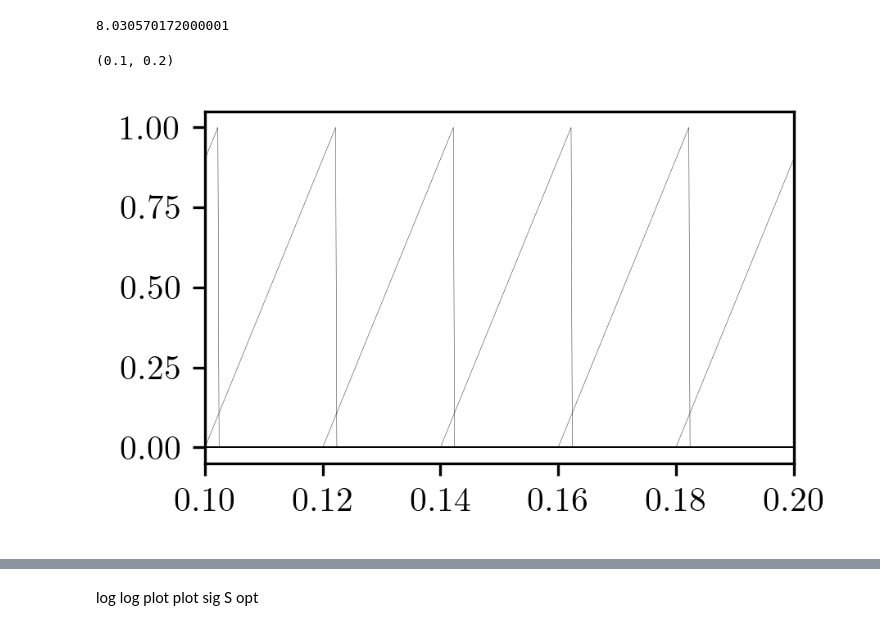
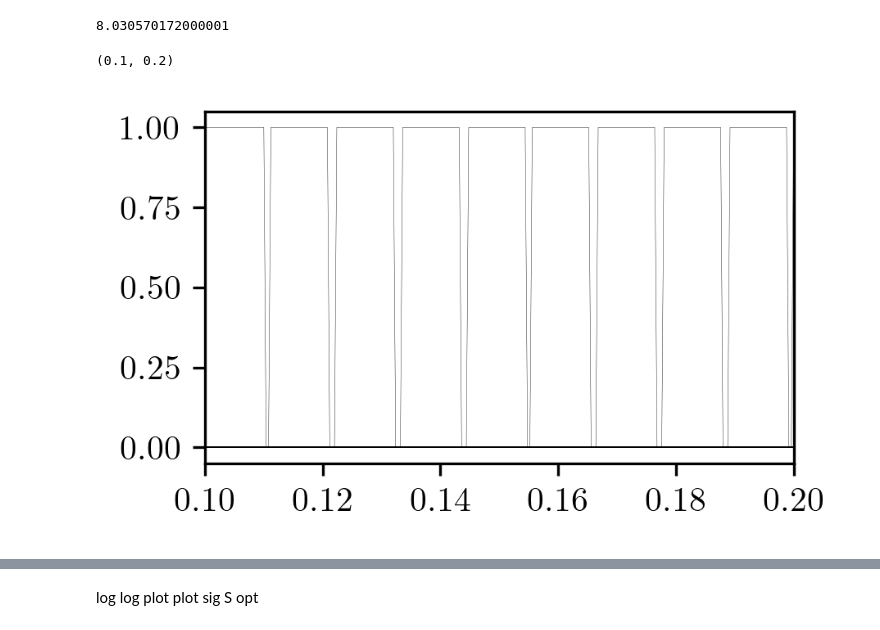
Before and after one commit to flabowski/POD-ROM-and-gaussian-convolution, a Jupyter notebook: notebooks/8_error_decay_sROM.ipynb, the cells around one changed output, grey strips where cells are left out. Saved outputs shown, nothing was run; the diff lists cells and outputs as text; code cells hidden in the pictures.

Commit message:
new figure

```diff
--- a/notebooks/8_error_decay_sROM.ipynb
+++ b/notebooks/8_error_decay_sROM.ipynb
@@ -49,8 +49,12 @@ markevery = 40
 # %%
 def small_saw_tooth(x, mu):
     return saw_tooth(x, mu, w=1/45)
+
+
+def small_rectangular_pulse(x, mu):
+    return rectangular_pulse(x, mu, w=0.01)
 # %%
-n_x = 5000
+n_x = 2500
 x = np.linspace(0, 1, n_x, endpoint=False)
 case = {
     "n_x": n_x,
@@ -59,27 +63,27 @@ case = {
     "dx": x[1] - x[0],
 
     "n_train": 10,
-    "n_test": 25,
-    "g": small_saw_tooth, #saw_tooth, #rectangular_pulse,
+    "n_test": 50,
+    "g": small_rectangular_pulse, #saw_tooth, #rectangular_pulse,small_r_pulse, small_saw_tooth, very_small_r_pulse
     "truncate": 12,
     "sigma": 0.08,
 
-    "c": 1,
+    "c": 0.0,
     "monitor_progress_postprocessing": False,
     "num_iter": 200,
     "monitor_convergence": False,
 }
 # %%
-rank = 50
-case["rank"] = n_train = rank
+rank = 90
+case["rank"] = case["n_train"] = n_train = rank
 
 mu_train = np.linspace([0], [1], n_train, endpoint=False)
-#case["mu_train"] = mu_train
 
-X_train, X_train_s= get_data_rw(mu_train, **case)
+
+X_train, X_train_s = get_data_rw(mu_train, **case)
 for i in range(len(X_train)):
     plt.plot(x, X_train[i], "k-", lw=.1)
 plt.xlim(.1, .2)
 # %% [output]
 (0.1, 0.2)
-[figure, old version]
+[figure, new version]
```
Also changed, not shown: parts of 15 cells of this notebook.
